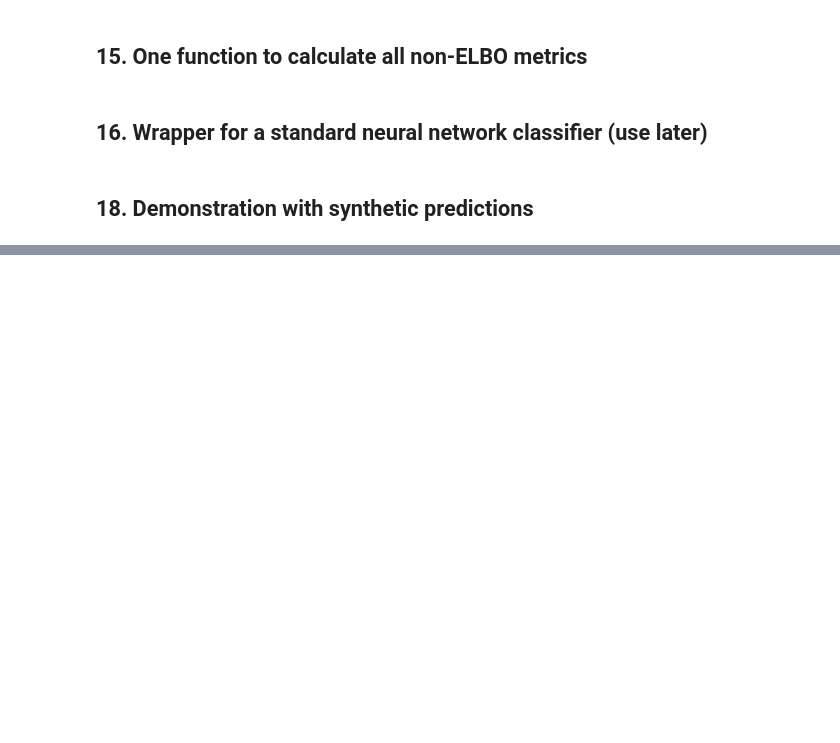
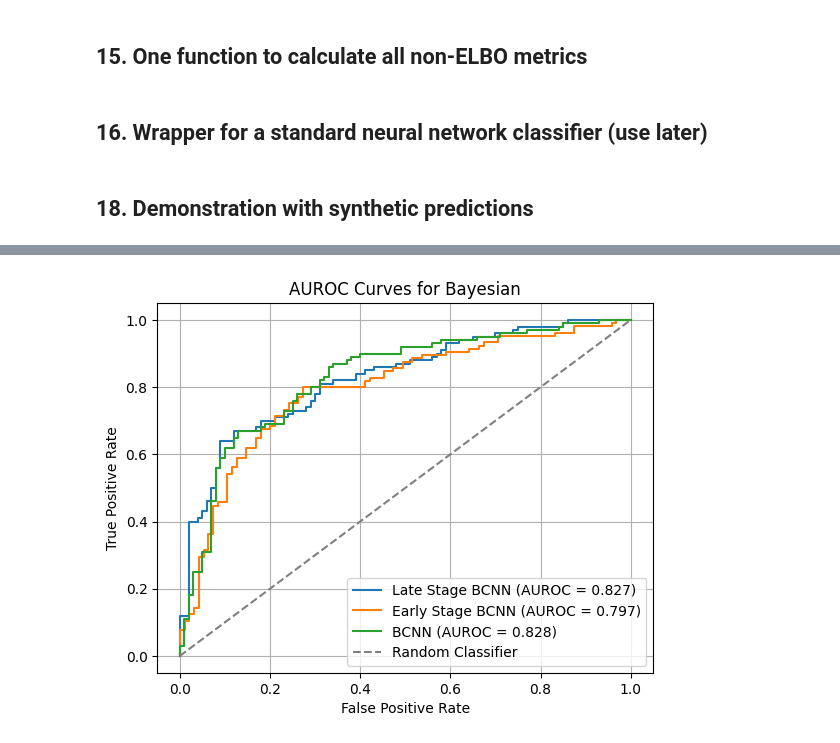
Before and after one commit to mjcolebank/Colebank_REU_2026, a Jupyter notebook: CNN/shreya_earlystage_fusion_test(with_4comparisons_peyton).ipynb, the cells around one changed output, grey strips where cells are left out. Drawn from its saved outputs; the diff is of its cells as text; code cells hidden in the pictures; blank space fills up the shorter version.

```diff
--- a/CNN/shreya_earlystage_fusion_test(with_4comparisons_peyton).ipynb
+++ b/CNN/shreya_earlystage_fusion_test(with_4comparisons_peyton).ipynb
@@ -1343,0 +1393,18 @@ plt.show()
+# %%
+# AUROC BCNN
+
+
+
+plt.plot(fpr_y3, tpr_y3, label=f'Late Stage BCNN (AUROC = {auroc_y3:.3f})')
+plt.plot(fpr_y4, tpr_y4, label=f'Early Stage BCNN (AUROC = {auroc_y4:.3f})')
+plt.plot(fpr_y5, tpr_y5, label=f'BCNN (AUROC = {auroc_y5:.3f})')
+plt.plot([0, 1], [0, 1], linestyle='--', color='gray', label='Random Classifier')
+
+plt.xlabel('False Positive Rate')
+plt.ylabel('True Positive Rate')
+plt.title('AUROC Curves for Bayesian')
+plt.legend()
+plt.grid(True)
+plt.show()
+# %% [output]
+[figure, added]
```
Also changed, not shown: parts of 21 cells of this notebook.
